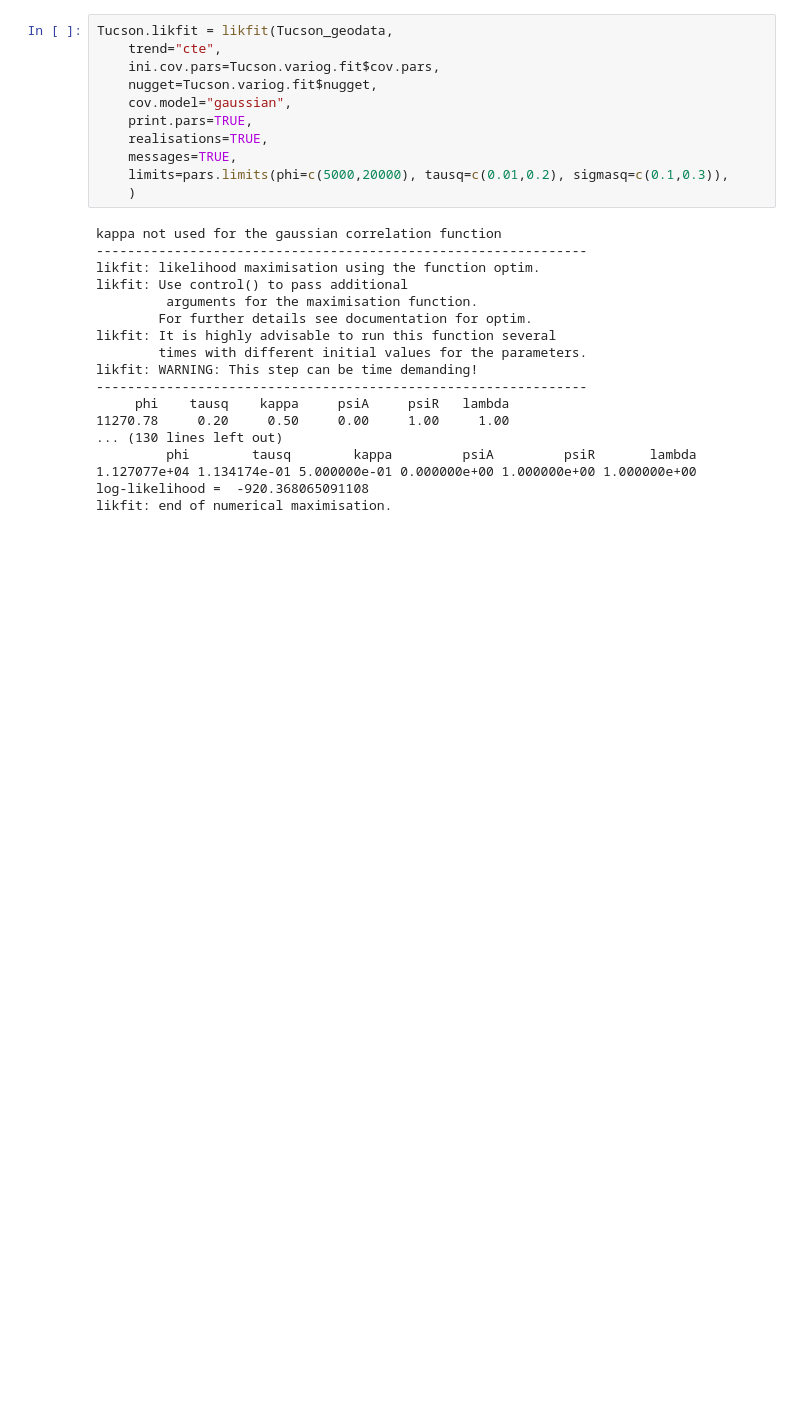
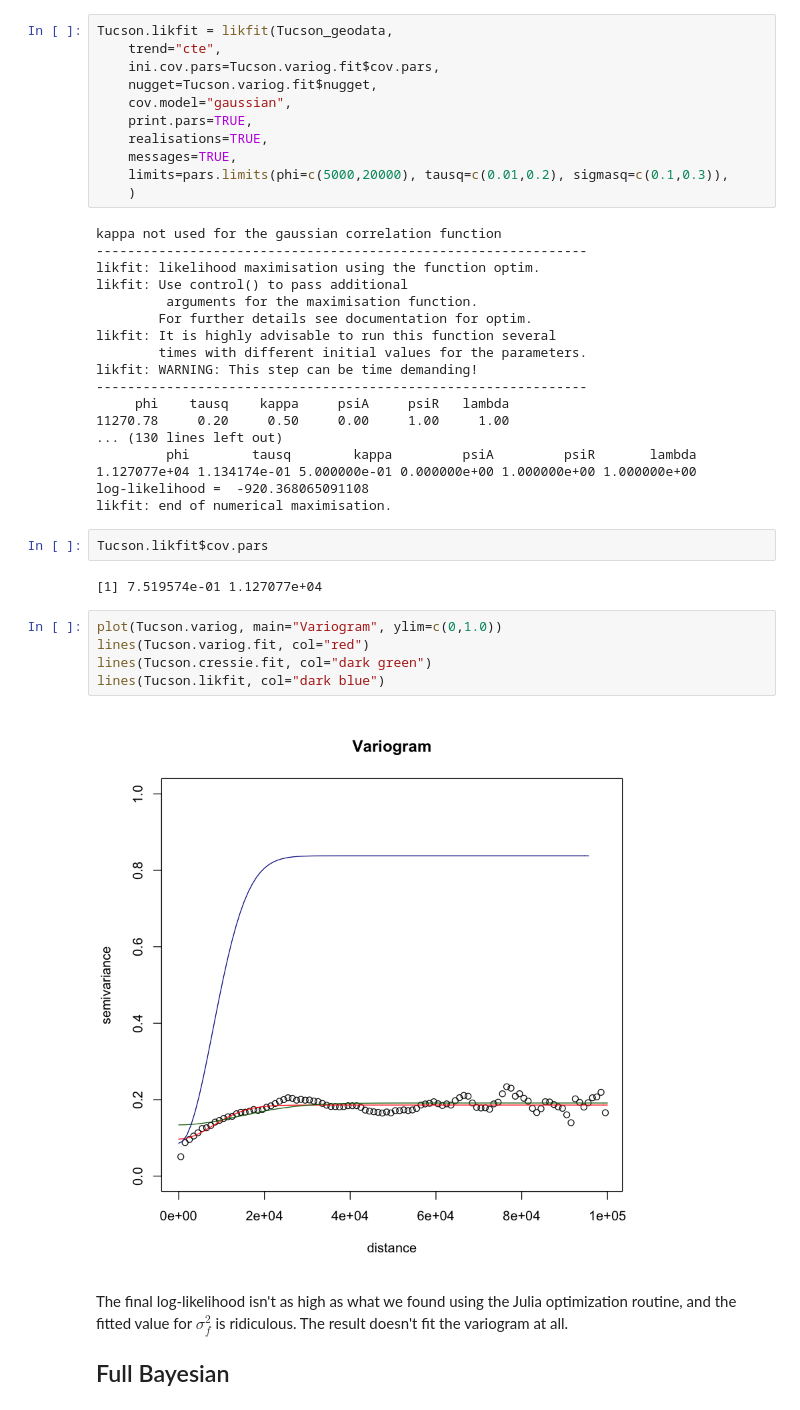
Before and after one commit to gwb/rdd-coverage, a Jupyter notebook: Maxime/Tucson_geoR.ipynb, the cells around one changed output. Drawn from its saved outputs; the diff is of its cells as text; blank space fills up the shorter version.

```diff
--- a/Maxime/Tucson_geoR.ipynb
+++ b/Maxime/Tucson_geoR.ipynb
@@ -220,3 +242,18 @@ likfit: WARNING: This step can be time demanding!
 1.127077e+04 1.134174e-01 5.000000e-01 0.000000e+00 1.000000e+00 1.000000e+00
 log-likelihood =  -920.368065091108
 likfit: end of numerical maximisation.
+# %%
+Tucson.likfit$cov.pars
+# %% [output]
+[1] 7.519574e-01 1.127077e+04
+# %%
+plot(Tucson.variog, main="Variogram", ylim=c(0,1.0))
+lines(Tucson.variog.fit, col="red")
+lines(Tucson.cressie.fit, col="dark green")
+lines(Tucson.likfit, col="dark blue")
+# %% [output]
+[figure, added]
+# %% [markdown]
+The final log-likelihood isn't as high as what we found using the Julia optimization routine, and the fitted value for $\sigma_f^2$ is ridiculous. The result doesn't fit the variogram at all.
+
+## Full Bayesian
```
Also changed, not shown: parts of 7 cells of this notebook, 1 other file.
